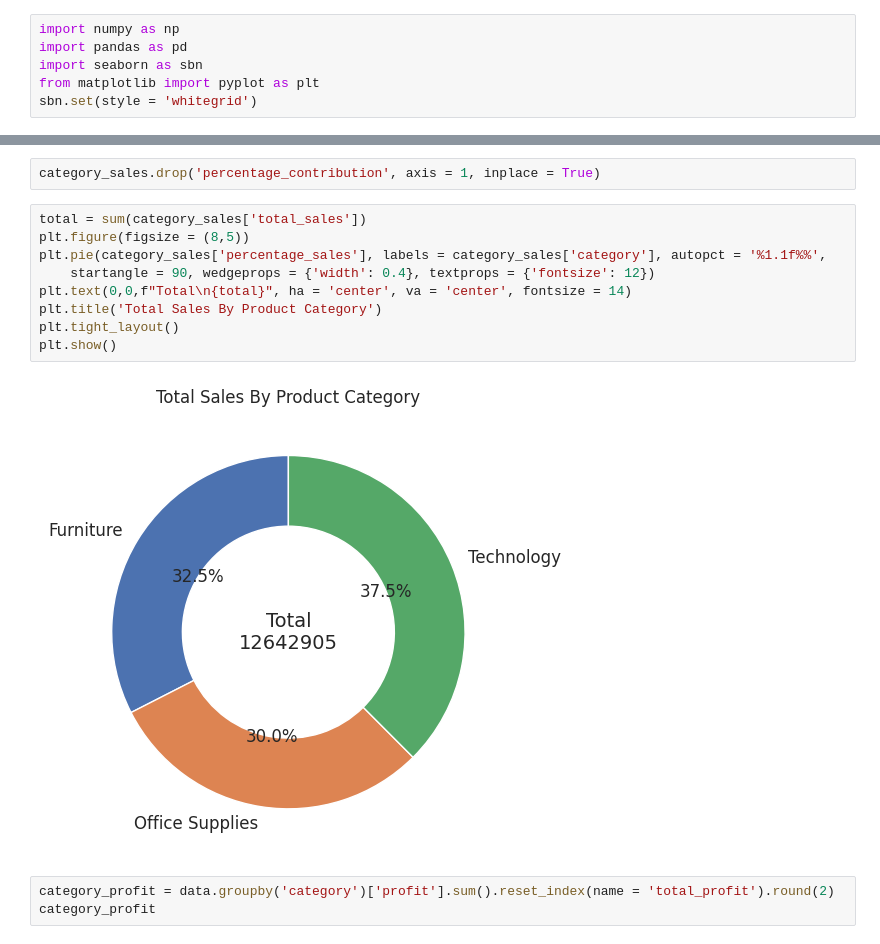
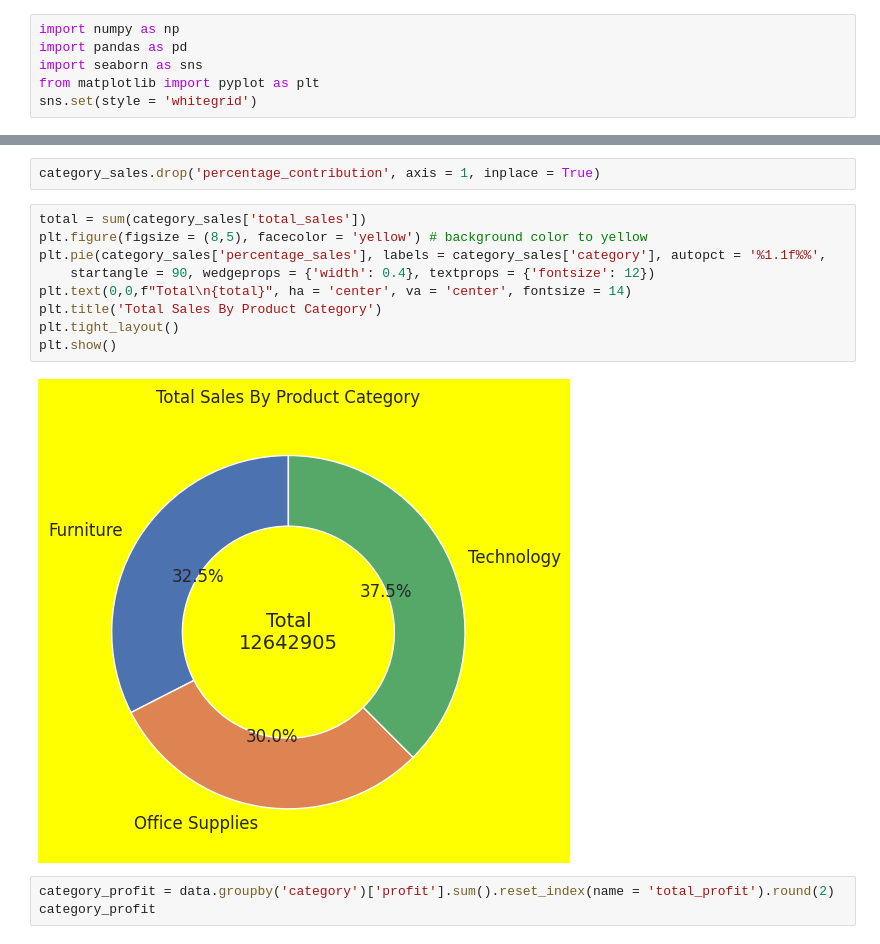
Before and after one commit to nwaruv/Projects, a Jupyter notebook: Global superstore analysis.ipynb, the cells around one changed output, grey strips where cells are left out. Saved outputs shown, nothing was run; the diff lists cells and outputs as text.

```diff
--- a/Global superstore analysis.ipynb
+++ b/Global superstore analysis.ipynb
@@ -5,9 +5,9 @@
 # %%
 import numpy as np
 import pandas as pd
-import seaborn as sbn
+import seaborn as sns
 from matplotlib import pyplot as plt
-sbn.set(style = 'whitegrid')
+sns.set(style = 'whitegrid')
 # %%
 !pip install openpyxl
 # %% [output]
@@ -221,15 +217,15 @@ category_sales
 category_sales.drop('percentage_contribution', axis = 1, inplace = True)
 # %%
 total = sum(category_sales['total_sales'])
-plt.figure(figsize = (8,5))
+plt.figure(figsize = (8,5), facecolor = 'yellow') # background color to yellow
 plt.pie(category_sales['percentage_sales'], labels = category_sales['category'], autopct = '%1.1f%%',
     startangle = 90, wedgeprops = {'width': 0.4}, textprops = {'fontsize': 12})
 plt.text(0,0,f"Total\n{total}", ha = 'center', va = 'center', fontsize = 14)
 plt.title('Total Sales By Product Category')
 plt.tight_layout()
 plt.show()
 # %% [output]
-[figure, old version]
+[figure, new version]
 # %%
 category_profit = data.groupby('category')['profit'].sum().reset_index(name = 'total_profit').round(2)
 category_profit
```
Also changed, not shown: parts of 6 cells of this notebook.
